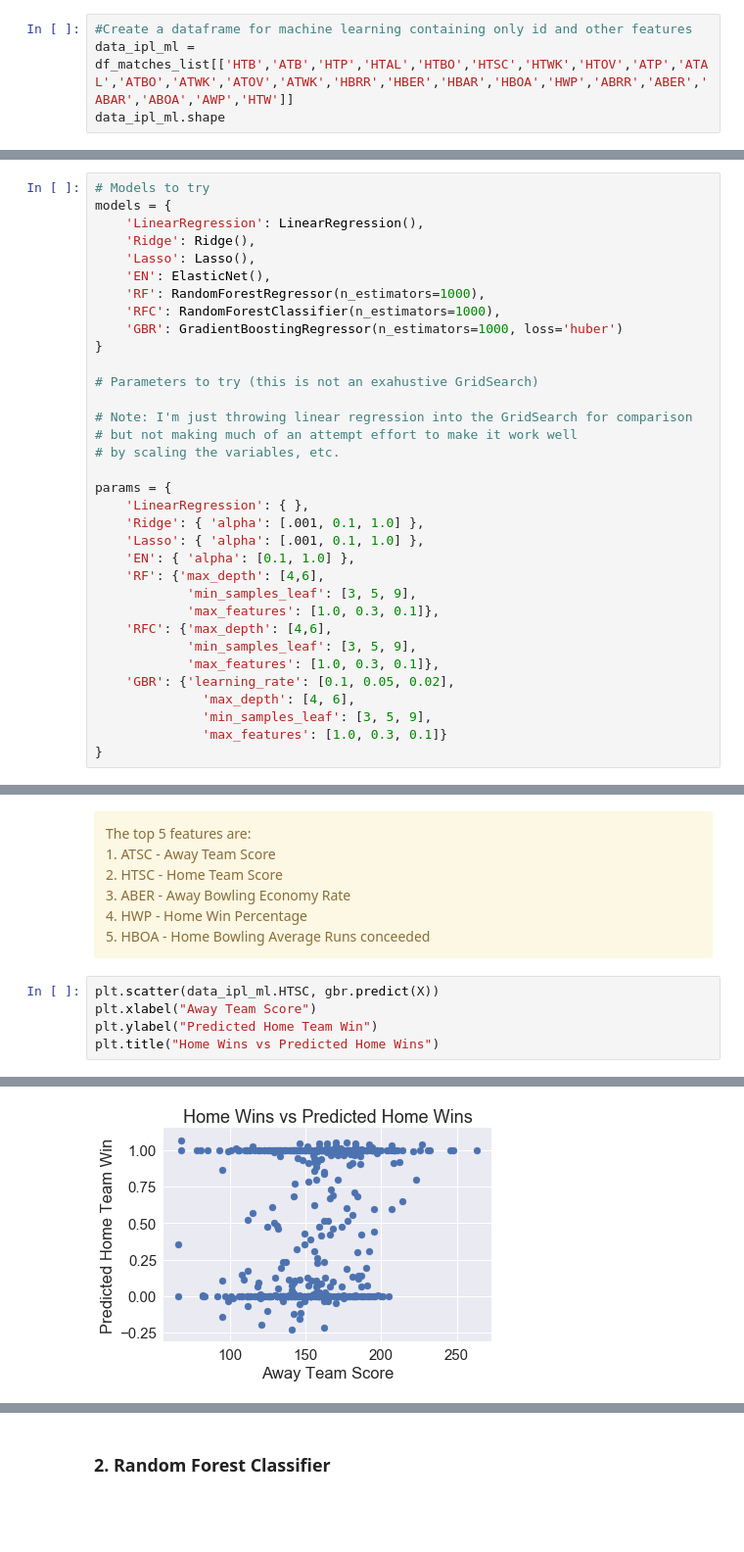
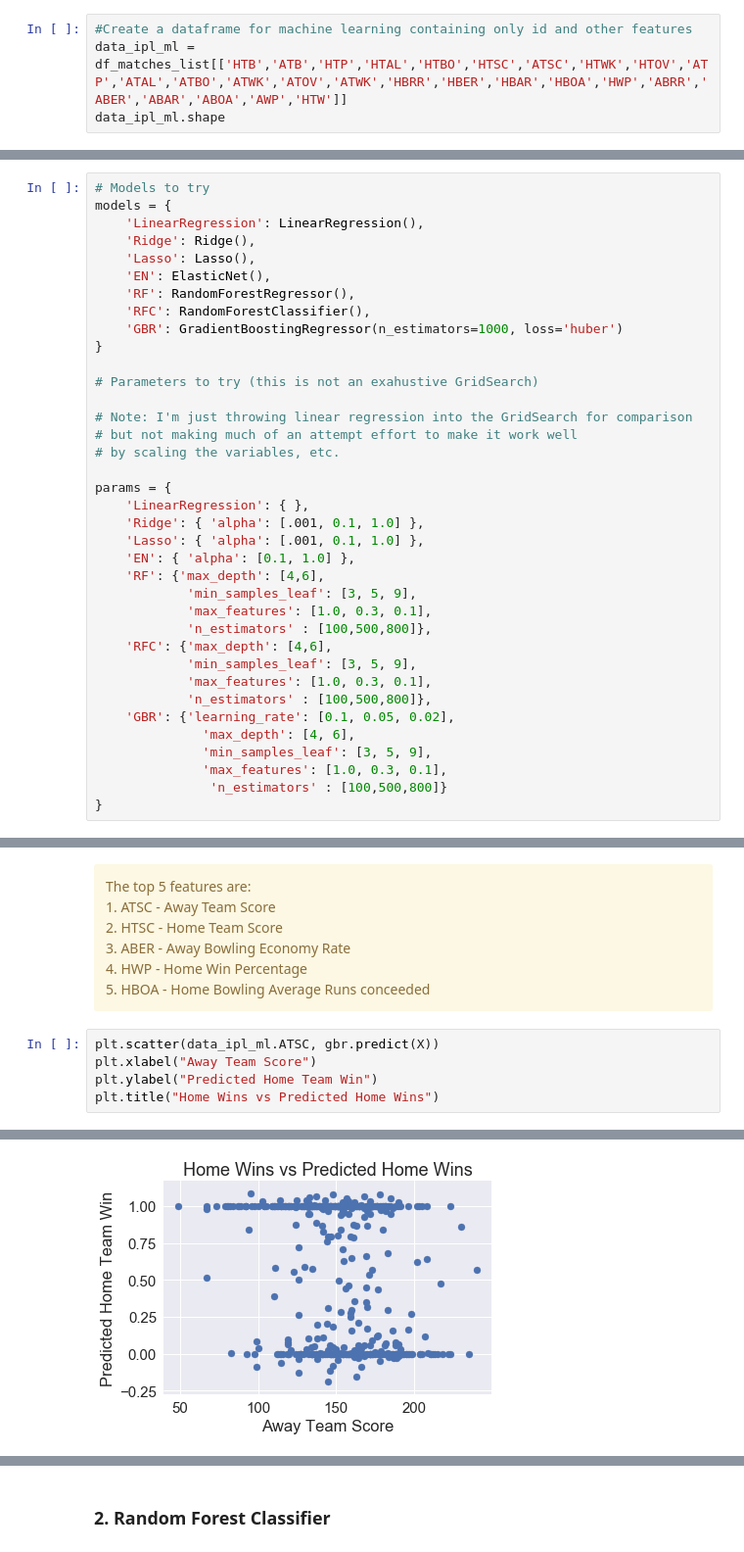
Before and after one commit to KirazG/datascience, a Jupyter notebook: capstone-project2/ipl/ipl_capstone2_sunil_ayyappan_part1.ipynb, the cells around one changed output, grey strips where cells are left out. Shown at 98% size. Saved outputs shown, nothing was run; the diff lists cells and outputs as text; blank space fills up the shorter version.

```diff
--- a/capstone-project2/ipl/ipl_capstone2_sunil_ayyappan_part1.ipynb
+++ b/capstone-project2/ipl/ipl_capstone2_sunil_ayyappan_part1.ipynb
@@ -821,6 +821,6 @@ Text(0.5,1,'Relationship between Home team score & Winning Percentage')
 [figure]
 # %%
 #Create a dataframe for machine learning containing only id and other features
-data_ipl_ml = df_matches_list[['HTB','ATB','HTP','HTAL','HTBO','HTSC','HTWK','HTOV','ATP','ATAL','ATBO','ATWK','ATOV','ATWK','HBRR','HBER','HBAR','HBOA','HWP','ABRR','ABER','ABAR','ABOA','AWP','HTW']]
+data_ipl_ml = df_matches_list[['HTB','ATB','HTP','HTAL','HTBO','HTSC','ATSC','HTWK','HTOV','ATP','ATAL','ATBO','ATWK','ATOV','ATWK','HBRR','HBER','HBAR','HBOA','HWP','ABRR','ABER','ABAR','ABOA','AWP','HTW']]
 data_ipl_ml.shape
 # %% [output]
@@ -893,8 +893,8 @@ models = {
     'Ridge': Ridge(),
     'Lasso': Lasso(),
     'EN': ElasticNet(),
-    'RF': RandomForestRegressor(n_estimators=1000),
-    'RFC': RandomForestClassifier(n_estimators=1000),
+    'RF': RandomForestRegressor(),
+    'RFC': RandomForestClassifier(),
     'GBR': GradientBoostingRegressor(n_estimators=1000, loss='huber')
 }
 
@@ -911,14 +911,17 @@ params = {
     'EN': { 'alpha': [0.1, 1.0] },
     'RF': {'max_depth': [4,6],
             'min_samples_leaf': [3, 5, 9],
-            'max_features': [1.0, 0.3, 0.1]},
+            'max_features': [1.0, 0.3, 0.1],
+            'n_estimators' : [100,500,800]},
     'RFC': {'max_depth': [4,6],
             'min_samples_leaf': [3, 5, 9],
-            'max_features': [1.0, 0.3, 0.1]},
+            'max_features': [1.0, 0.3, 0.1],
+            'n_estimators' : [100,500,800]},
     'GBR': {'learning_rate': [0.1, 0.05, 0.02],
               'max_depth': [4, 6],
               'min_samples_leaf': [3, 5, 9],
-              'max_features': [1.0, 0.3, 0.1]}
+              'max_features': [1.0, 0.3, 0.1],
+               'n_estimators' : [100,500,800]}
 }
 # %%
 X = data_ipl_ml.drop('HTW', axis=1) # Using all the features
@@ -1128,13 +1118,13 @@ The top 5 features are:  <br>
 5. HBOA - Home Bowling Average Runs conceeded  <br>
 </div>
 # %%
-plt.scatter(data_ipl_ml.HTSC, gbr.predict(X))
+plt.scatter(data_ipl_ml.ATSC, gbr.predict(X))
 plt.xlabel("Away Team Score")
 plt.ylabel("Predicted Home Team Win")
 plt.title("Home Wins vs Predicted Home Wins")
 # %% [output]
 Text(0.5,1,'Home Wins vs Predicted Home Wins')
-[figure, old version]
+[figure, new version]
 # %%
 plt.scatter(data_ipl_ml.HTW, gbr.predict(X))
 plt.xlabel("Home Team Win: $Y_i$")
```
Also changed, not shown: parts of 15 cells of this notebook.
